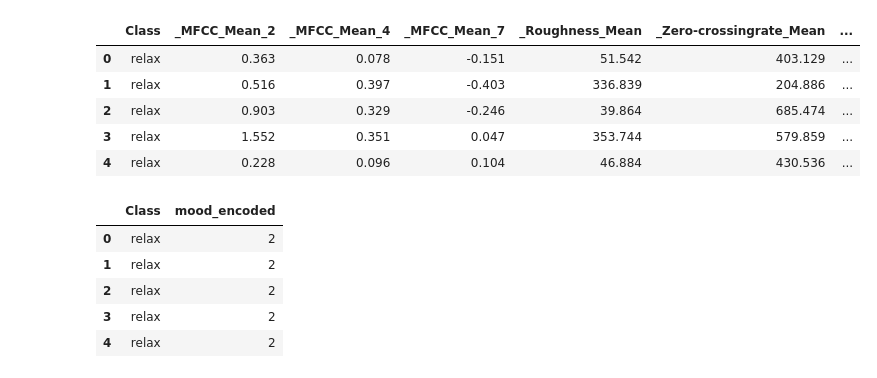
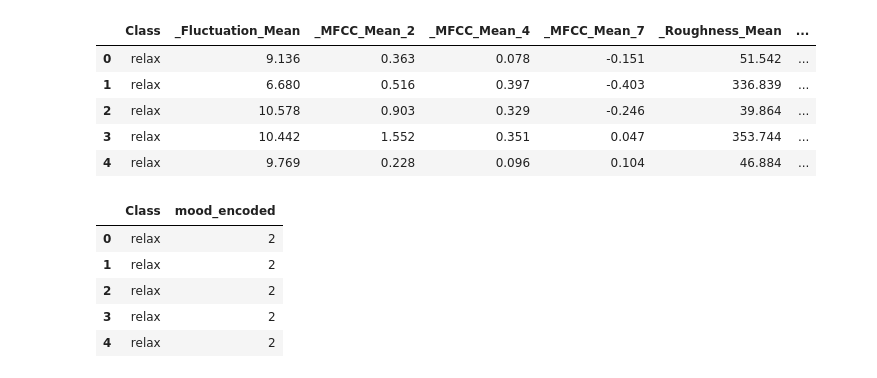
Before and after one commit to sourishbhat/tune-tracer, a Jupyter notebook: mlexperiments.ipynb, the cells around one changed output. Drawn from its saved outputs; the diff is of its cells as text; code cells hidden in the pictures.

```diff
--- a/mlexperiments.ipynb
+++ b/mlexperiments.ipynb
@@ -1,19 +1,18 @@
 # %%
 import pandas as pd
 
 df = pd.read_csv("Turkish_Music_Mood_Recognition.csv")
 
-featurestodrop=["_Fluctuation_Mean","_Roughness_Slope","_Eventdensity_Mean","_HarmonicChangeDetectionFunction_Mean","_HarmonicChangeDetectionFunction_PeriodAmp"]
-df=df.drop(columns=featurestodrop)
+
 df.columns
 df.head()
 # %% [output]
-|  | Class | _MFCC_Mean_2 | _MFCC_Mean_4 | _MFCC_Mean_7 | _Roughness_Mean | _Zero-crossingrate_Mean | ... |
-| 0 | relax | 0.363 | 0.078 | -0.151 | 51.542 | 403.129 | ... |
-| 1 | relax | 0.516 | 0.397 | -0.403 | 336.839 | 204.886 | ... |
-| 2 | relax | 0.903 | 0.329 | -0.246 | 39.864 | 685.474 | ... |
-| 3 | relax | 1.552 | 0.351 | 0.047 | 353.744 | 579.859 | ... |
-| 4 | relax | 0.228 | 0.096 | 0.104 | 46.884 | 430.536 | ... |
+|  | Class | _Fluctuation_Mean | _MFCC_Mean_2 | _MFCC_Mean_4 | _MFCC_Mean_7 | _Roughness_Mean | ... |
+| 0 | relax | 9.136 | 0.363 | 0.078 | -0.151 | 51.542 | ... |
+| 1 | relax | 6.680 | 0.516 | 0.397 | -0.403 | 336.839 | ... |
+| 2 | relax | 10.578 | 0.903 | 0.329 | -0.246 | 39.864 | ... |
+| 3 | relax | 10.442 | 1.552 | 0.351 | 0.047 | 353.744 | ... |
+| 4 | relax | 9.769 | 0.228 | 0.096 | 0.104 | 46.884 | ... |
 # %%
 df['Class'].head()
 df['Class'].unique()
```
Also changed, not shown: parts of 7 cells of this notebook, 1 other file.
